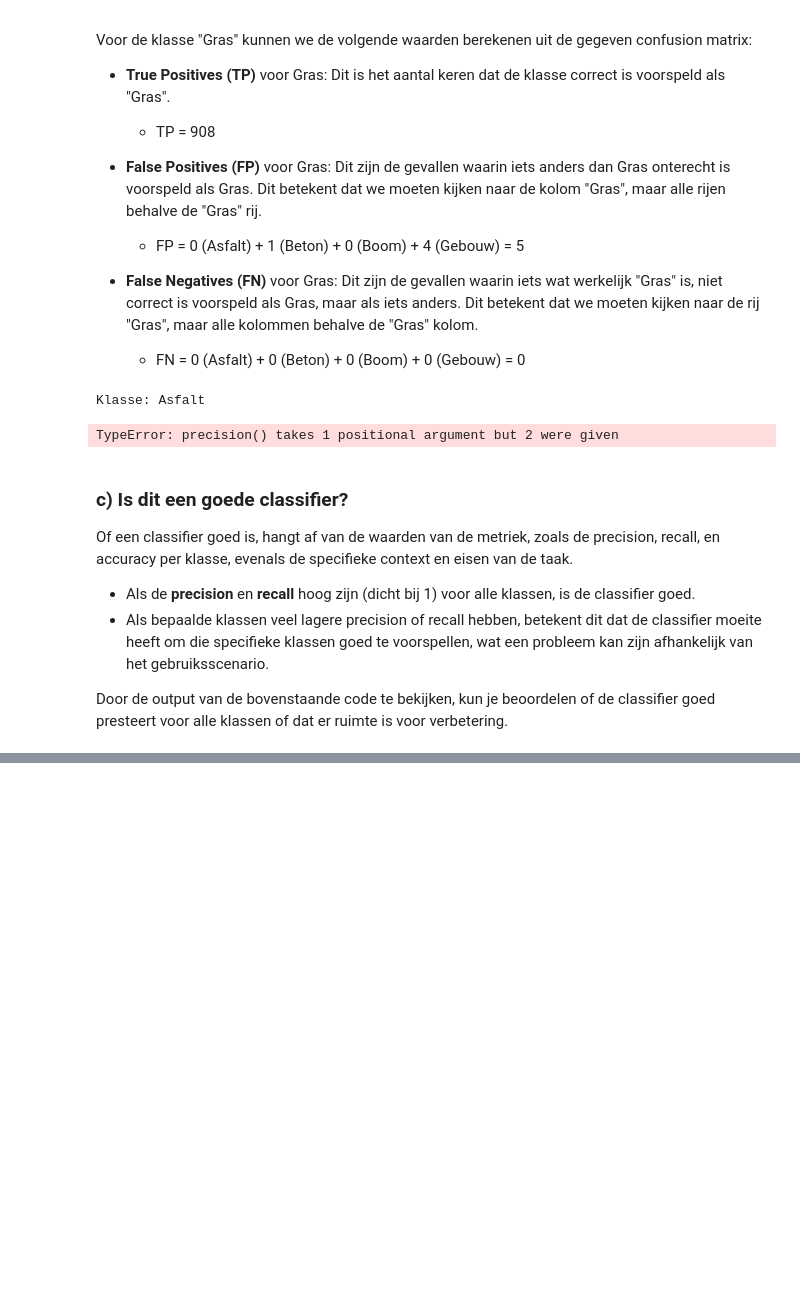
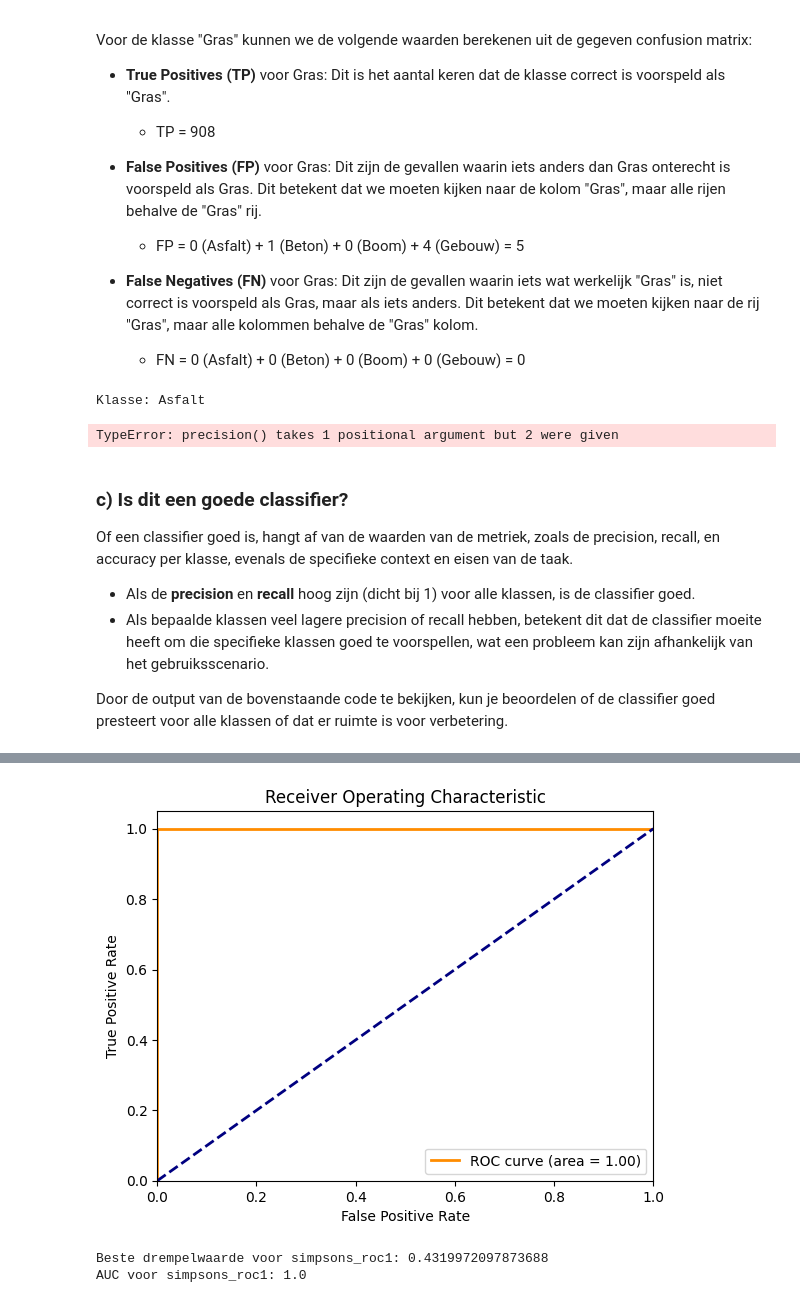
Before and after one commit to softtagz-sys/DataScience2, a Jupyter notebook: Oefeningen/6 - Evaluatiemetrieken.ipynb, the cells around one changed output, grey strips where cells are left out. Cells and saved outputs as stored; diff of their text form; code cells hidden in the pictures; blank space fills up the shorter version.

```diff
--- a/Oefeningen/6 - Evaluatiemetrieken.ipynb
+++ b/Oefeningen/6 - Evaluatiemetrieken.ipynb
@@ -1,6 +6,4 @@
 # %%
-import numpy as np
-
 # Functies om de metriek te berekenen voor een binaire classificatie
 
 def true_positives(cm):
@@ -36,6 +39,18 @@ def f1_score(cm):
     prec = precision(cm)
     rec = recall(cm)
     return 2 * (prec * rec) / (prec + rec)
+
+def f1_5_score(cm):
+    prec = precision(cm)
+    rec = recall(cm)
+    return (1 + 1.5**2) * (prec * rec) / (1.5**2 * prec + rec)
+
+def tpr(cm):
+    return recall(cm)
+
+def fpr(cm):
+    FP, TN = cm[1, 0], cm[1, 1]
+    return FP / (FP + TN)
 
 # Functies om de metriek te berekenen voor multiclass classificatie
 
@@ -265,0 +283,3 @@ Door de output van de bovenstaande code te bekijken, kun je beoordelen of de cla
+# %%
+simpsons_roc1 = pd.read_csv('./data/simpsons_roc1.csv', delimiter=',')
+simpsons_roc1.head()
@@ -265,0 +293,42 @@ Door de output van de bovenstaande code te bekijken, kun je beoordelen of de cla
+# %%
+#a Gebruik de plot_roc functie (zie slides) om de ROC-curve te tekenen
+# Functie om de ROC-curve te plotten
+def plot_roc(y_true, y_score):
+    fpr, tpr, thresholds = roc_curve(y_true, y_score)
+    roc_auc = auc(fpr, tpr)
+
+    plt.figure()
+    plt.plot(fpr, tpr, color='darkorange', lw=2, label='ROC curve (area = %0.2f)' % roc_auc)
+    plt.plot([0, 1], [0, 1], color='navy', lw=2, linestyle='--')
+    plt.xlim([0.0, 1.0])
+    plt.ylim([0.0, 1.05])
+    plt.xlabel('False Positive Rate')
+    plt.ylabel('True Positive Rate')
+    plt.title('Receiver Operating Characteristic')
+    plt.legend(loc="lower right")
+    plt.show()
+
+    return fpr, tpr, thresholds, roc_auc
+
+# Plot de ROC-curve voor simpsons_roc1
+fpr1, tpr1, thresholds1, roc_auc1 = plot_roc(simpsons_roc1['y_true'], simpsons_roc1['y_score'])
+# %% [output]
+[figure, added]
+# %%
+#b Wat is de beste treshold-waarde?
+j_scores1 = tpr1 - fpr1
+beste_drempel1 = thresholds1[np.argmax(j_scores1)]
+
+#c Wat is de AUC? Wat betekent het?
+print(f"AUC voor simpsons_roc1: {roc_auc1}")
+# = hoe dichter bij 1 hoe beter
+
+#d Pas de beste drempelwaarde toe om een nieuwe voorspelde kolom te maken
+simpsons_roc1['y_pred'] = (simpsons_roc1['y_score'] >= beste_drempel1).astype(int)
+
+# Print de resultaten
+print(f"Beste drempelwaarde voor simpsons_roc1: {beste_drempel1}")
+print(f"AUC voor simpsons_roc1: {roc_auc1}")
+# %% [output]
+Beste drempelwaarde voor simpsons_roc1: 0.4319972097873688
+AUC voor simpsons_roc1: 1.0
```
Also changed, not shown: parts of 6 cells of this notebook, 4 other files.
